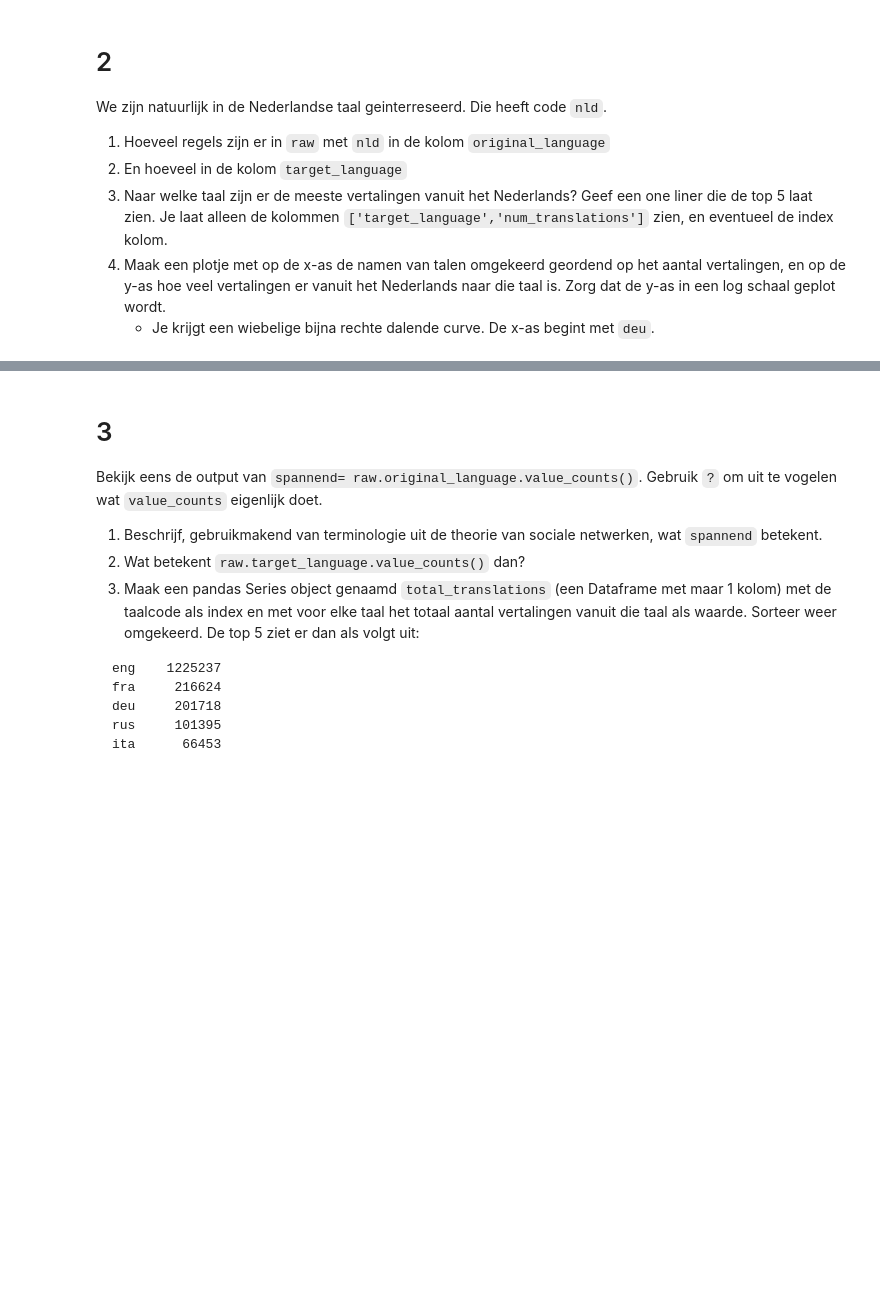
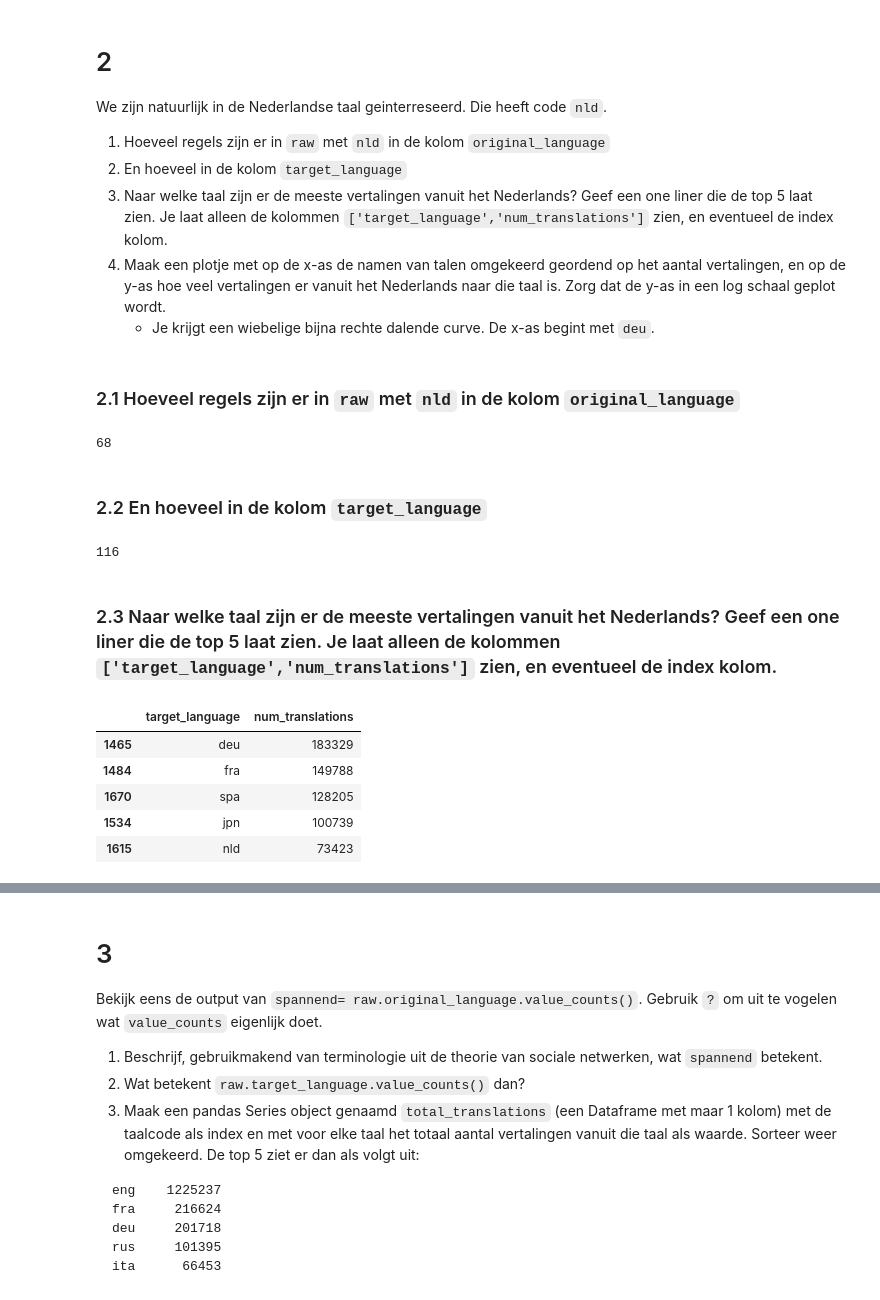
Before and after one commit to JoepStraatman/datascience, a Jupyter notebook: Assignment5-2018joep.ipynb, the cells around one changed output, grey strips where cells are left out. Drawn from its saved outputs; the diff is of its cells as text; code cells hidden in the pictures; blank space fills up the shorter version.

```diff
--- a/Assignment5-2018joep.ipynb
+++ b/Assignment5-2018joep.ipynb
@@ -58,3 +69,29 @@ We zijn natuurlijk in de Nederlandse taal geinterreseerd. Die heeft code `nld`.
 3. Naar welke taal zijn er de meeste vertalingen vanuit het Nederlands?  Geef een one liner die de top 5 laat zien. Je laat alleen de kolommen `['target_language','num_translations']` zien, en eventueel de index kolom.
 4. Maak een plotje met op de x-as de namen van talen omgekeerd geordend op het aantal vertalingen, en op de y-as hoe veel vertalingen er vanuit het Nederlands naar die taal is. Zorg dat de y-as in een log schaal geplot wordt.
     * Je krijgt een wiebelige bijna rechte dalende curve. De x-as  begint met `deu`.
+# %% [markdown]
+### 2.1 Hoeveel regels zijn er in `raw` met `nld` in de kolom `original_language`
+# %%
+
+raw['original_language'].loc[raw['original_language'] == 'nld'].count()
+# %% [output]
+68
+# %% [markdown]
+### 2.2 En hoeveel in de kolom `target_language`
+# %%
+
+raw['target_language'].loc[raw['target_language'] == 'nld'].count()
+# %% [output]
+116
+# %% [markdown]
+### 2.3 Naar welke taal zijn er de meeste vertalingen vanuit het Nederlands?  Geef een one liner die de top 5 laat zien. Je laat alleen de kolommen `['target_language','num_translations']` zien, en eventueel de index kolom.
+# %%
+raw1 = raw[['target_language','num_translations']].sort_values(by='num_translations',ascending=False).head(5)
+raw1
+# %% [output]
+|  | target_language | num_translations |
+| 1465 | deu | 183329 |
+| 1484 | fra | 149788 |
+| 1670 | spa | 128205 |
+| 1534 | jpn | 100739 |
+| 1615 | nld | 73423 |
```
Also changed, not shown: parts of 20 cells of this notebook.
